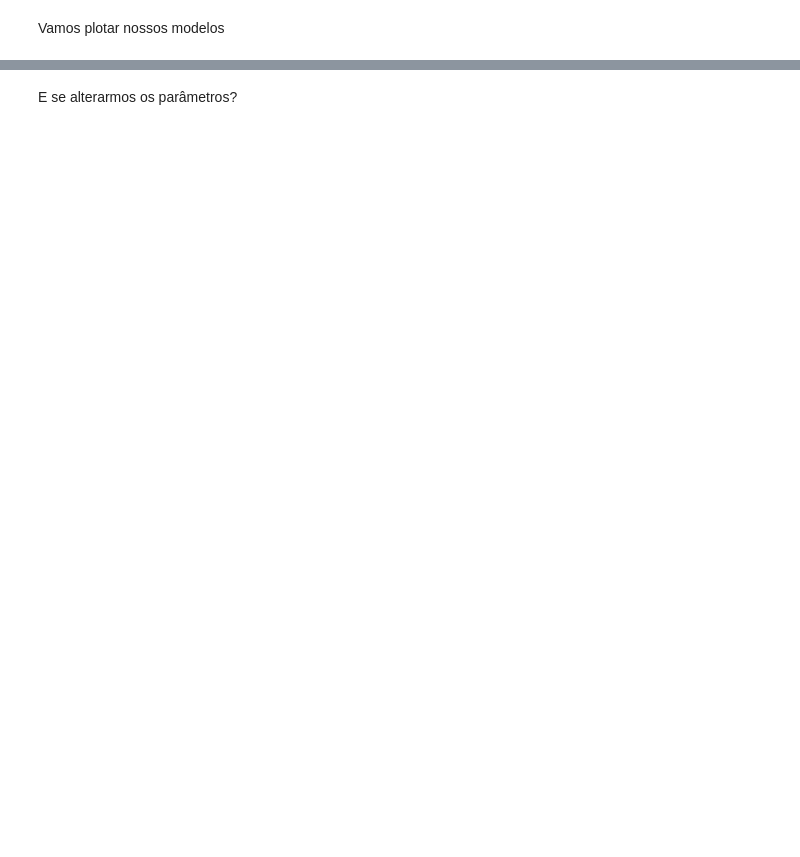
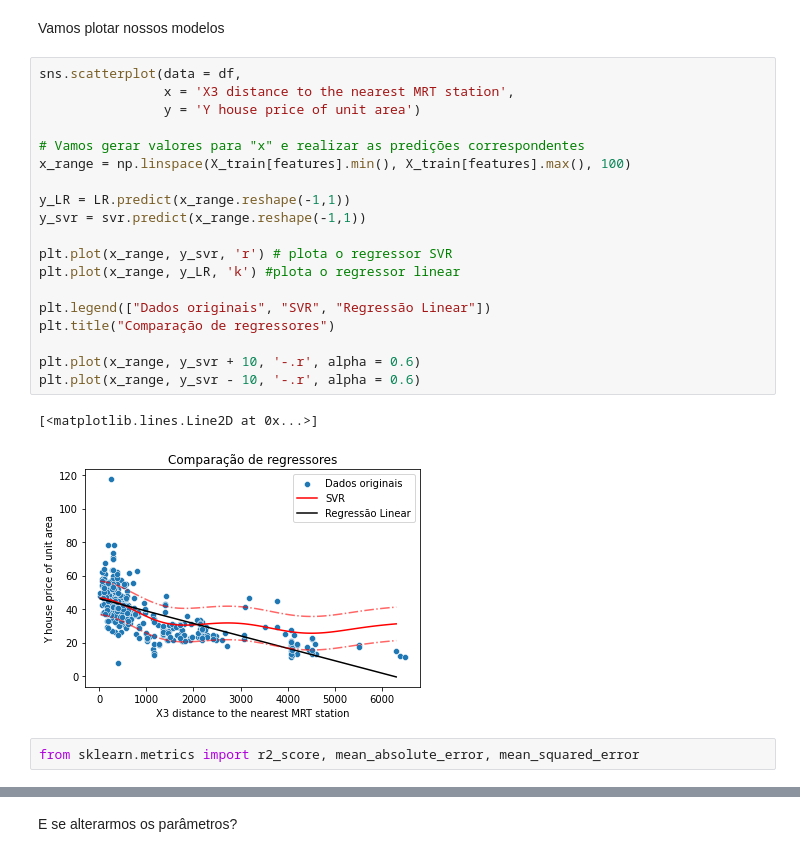
Before and after one commit to carolinarutililima/ADA_Santander, a Jupyter notebook: Machine Learning II/aula_2.ipynb, the cells around one changed output, grey strips where cells are left out. Cells and saved outputs as stored; diff of their text form; blank space fills up the shorter version.

```diff
--- a/Machine Learning II/aula_2.ipynb
+++ b/Machine Learning II/aula_2.ipynb
@@ -929,2 +1024,26 @@ Vamos fazer o fit com um regressor linear:
 # %% [markdown]
 Vamos plotar nossos modelos
+# %%
+sns.scatterplot(data = df,
+                x = 'X3 distance to the nearest MRT station',
+                y = 'Y house price of unit area')
+
+# Vamos gerar valores para "x" e realizar as predições correspondentes
+x_range = np.linspace(X_train[features].min(), X_train[features].max(), 100)
+
+y_LR = LR.predict(x_range.reshape(-1,1))
+y_svr = svr.predict(x_range.reshape(-1,1))
+
+plt.plot(x_range, y_svr, 'r') # plota o regressor SVR
+plt.plot(x_range, y_LR, 'k') #plota o regressor linear
+
+plt.legend(["Dados originais", "SVR", "Regressão Linear"])
+plt.title("Comparação de regressores")
+
+plt.plot(x_range, y_svr + 10, '-.r', alpha = 0.6)
+plt.plot(x_range, y_svr - 10, '-.r', alpha = 0.6)
+# %% [output]
+[<matplotlib.lines.Line2D at 0x...>]
+[figure, added]
+# %%
+from sklearn.metrics import r2_score, mean_absolute_error, mean_squared_error
```
Also changed, not shown: parts of 15 cells of this notebook, 2 other files.
